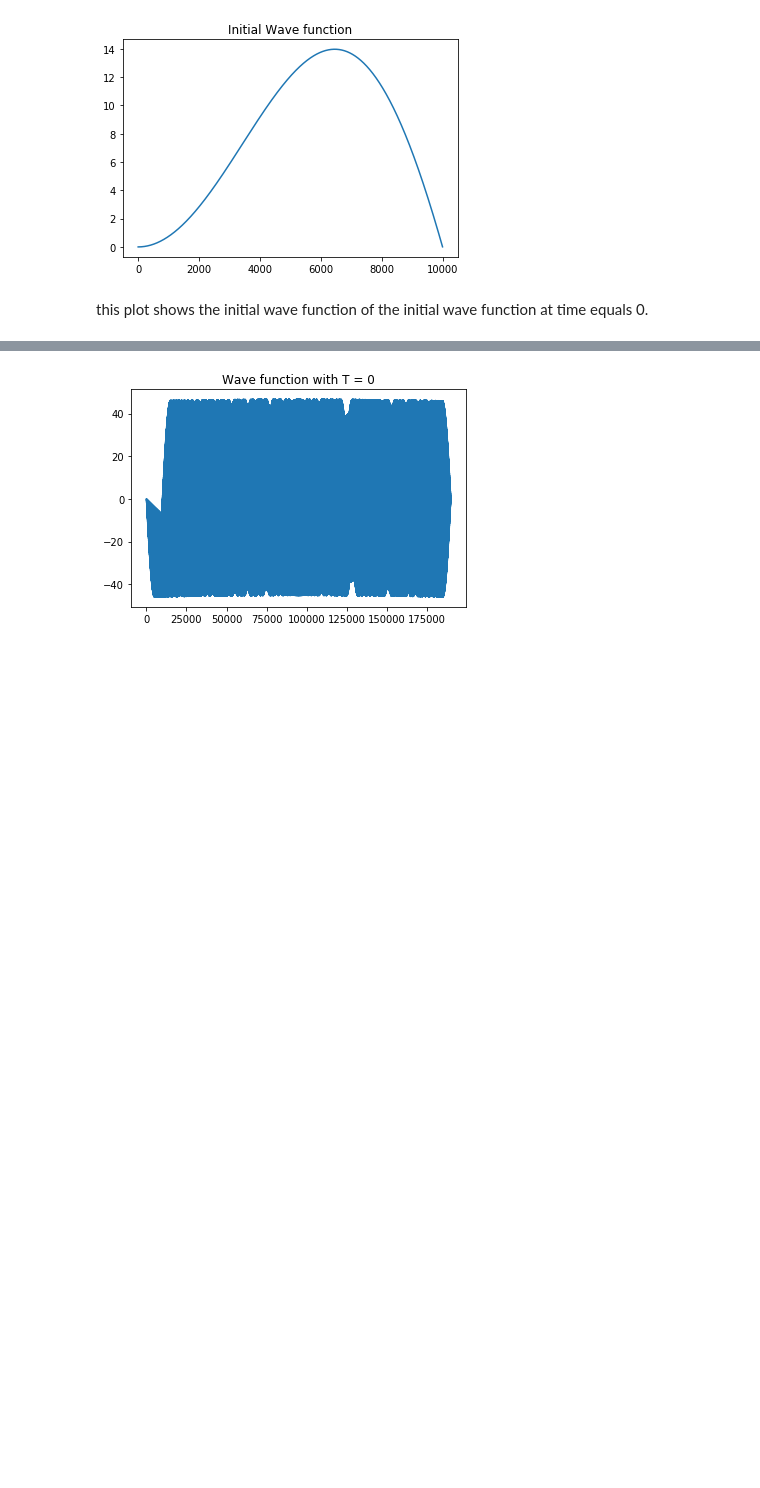
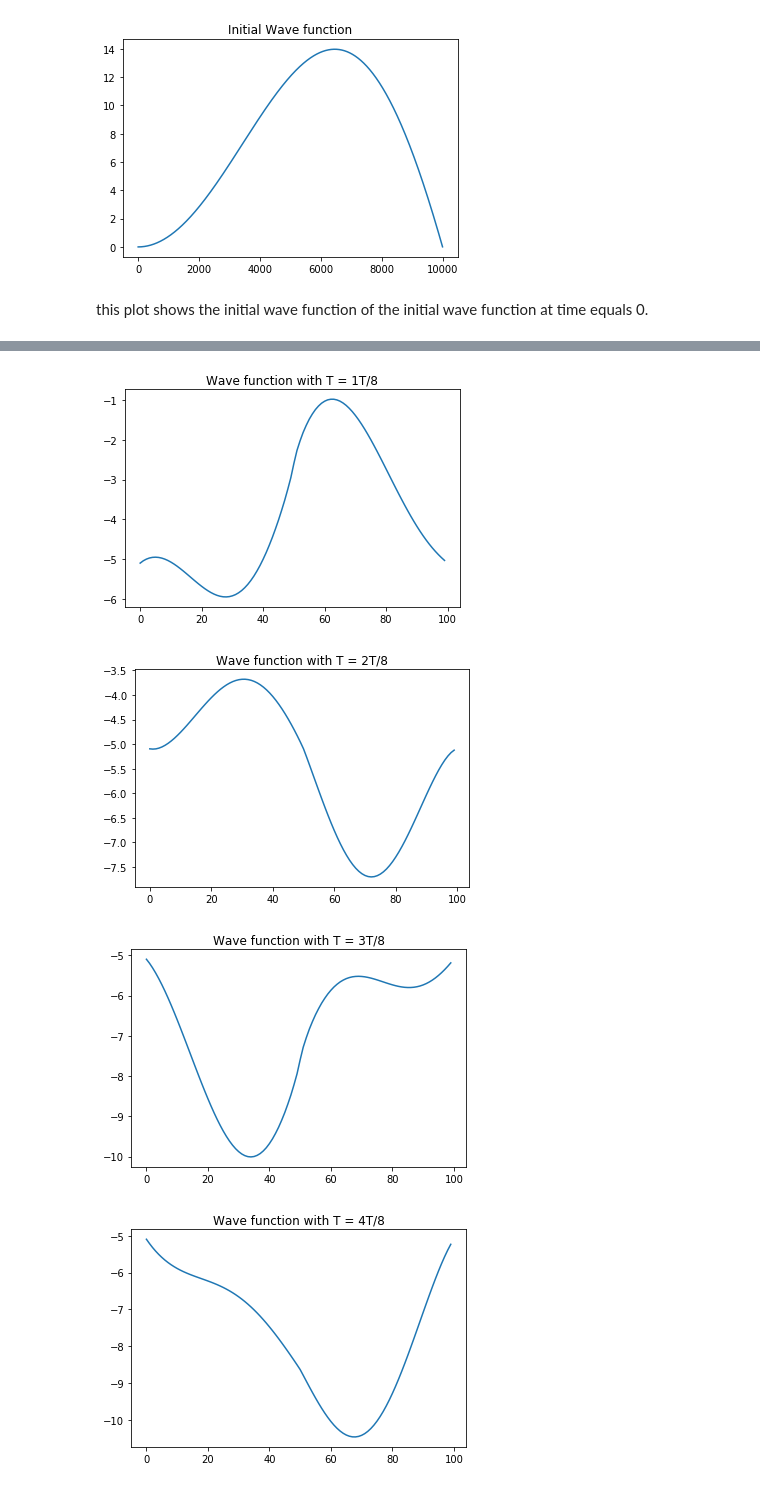
Before and after one commit to Cliftonz/Quantum-Visualizations, a Jupyter notebook: Project/ZQMProject.ipynb, the cells around one changed output, grey strips where cells are left out. Drawn from its saved outputs; the diff is of its cells as text; code cells hidden in the pictures; blank space fills up the shorter version.

```diff
--- a/Project/ZQMProject.ipynb
+++ b/Project/ZQMProject.ipynb
@@ -68,35 +34,42 @@ plt.show()
-# %%
-# Second attempt
-
-# First attempt
-phixtweret0 = []
-
-#for this calculation t will equal 0
-
-t=0
-nsum = .5 * math.sqrt(6* pi2 / 2*pi2 -3)
-
-for i in range(2, 4, 2):
-    nsum += (1/math.pow(i-1,2))-(1/math.pow(i+1, 2))
-
-for x in np.arange(0, 1, .0001):
-    for n in range(1,20):
-        phixtweret0.append((1/2) *
-           math.sqrt((6 * pi2)/(2*pi2 -3)) *
-           (math.sqrt(2/math.pi))*
-           math.sin(math.pi * x / a) *
-           math.pow(math.e, 0)
-           - (1/pi2) *
-           math.sqrt((24 * pi2) / 2 * pi2 -3 ) *
-           math.sqrt(2/a) *
-           nsum *
-           math.sin((n * math.pi * x) / a) *
-           math.pow(math.e, 0))
-
-
-
-plt.plot(phixtweret0)
-plt.title("Wave function with T = 0")
-plt.show()
-# %% [output]
-[figure, removed]
+# %%
+alpha = (1/2) * math.sqrt((6*pi2)/(2*pi2 - 3)) * math.sqrt(2/a)
+
+beta = (1/pi2) * math.sqrt((24*pi2)/(2*pi2 -3)) * math.sqrt(2/a)
+
+def sum1 ( pos, t):
+    sum1 = 0
+    for n in range(0,200,2):
+        sum1 += ((1/(n-1) ** 2) - (1/(n-1) ** 2) *
+                math.sin((math.pi*pos)/a) *
+                math.sin((math.pi*pos *n)/a) * math.cos(omega * (t/8)) *
+                math.cos(n**2 * omega * t))
+    return sum1
+
+def sum2 (pos,t):
+    sum2 = 0
+    for n in range(0,200,2):
+        sum2 += ((1/(n-1) ** 2) - (1/(n-1) ** 2) *
+                (math.sin((n*math.pi * pos)/a)**2) *
+                (math.cos(n**2 *omega * t) )**2)
+    return sum2
+
+for t in range(1,9):
+    phiPD = []
+    for x in np.arange(0, 1, .0001 ):
+        phiPD.append( 2 *((alpha**2) * math.sin((math.pi*x)/a) *
+                          math.cos(omega * (t*T/8)) -
+                          2*alpha*beta * sum1(x,t*T/8) +
+                          beta**2 * sum2(x, t*T/8)))
+
+    #ax = fig.add_subplot(Rows,Cols,Position[t])
+    #ax.plot(x,x%2)
+
+    plt.plot(phiPD)
+    plt.title("Wave function with T = " + str(t) + "T/8");
+    plt.show()
+#plt.show()
+# %% [output]
+[figure, added]
+[figure, added]
+[figure, added]
+[figure, added]
```
Also changed, not shown: parts of 6 cells of this notebook.
